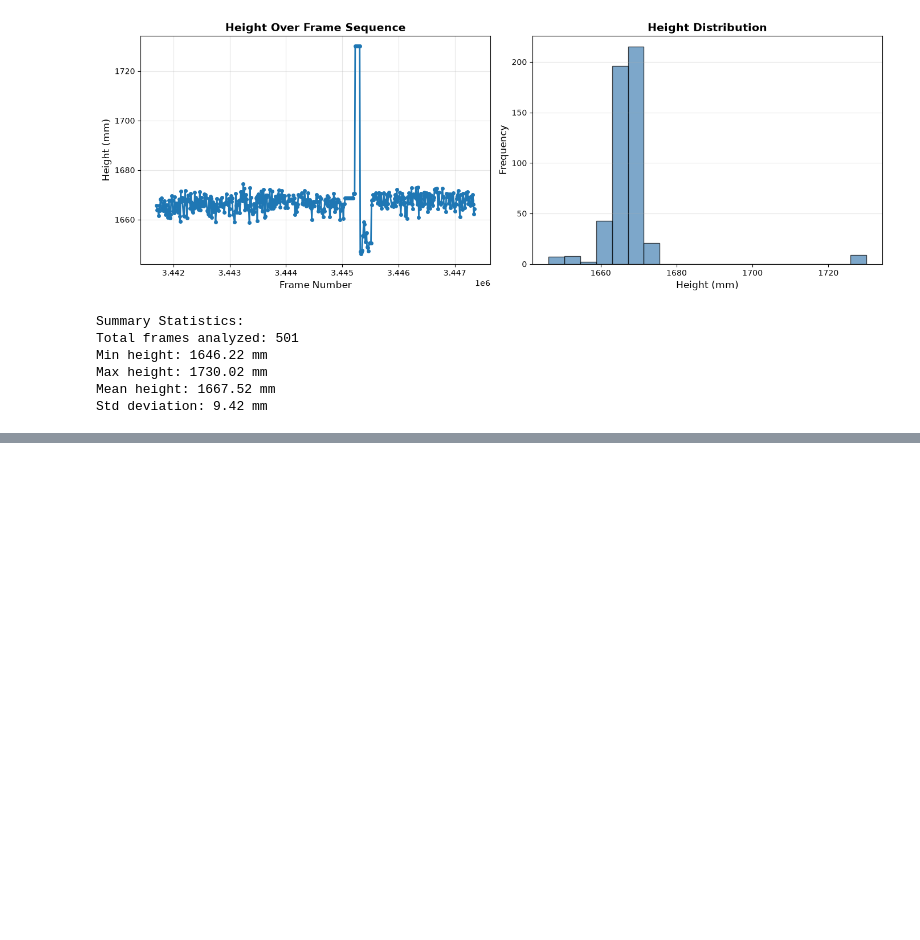
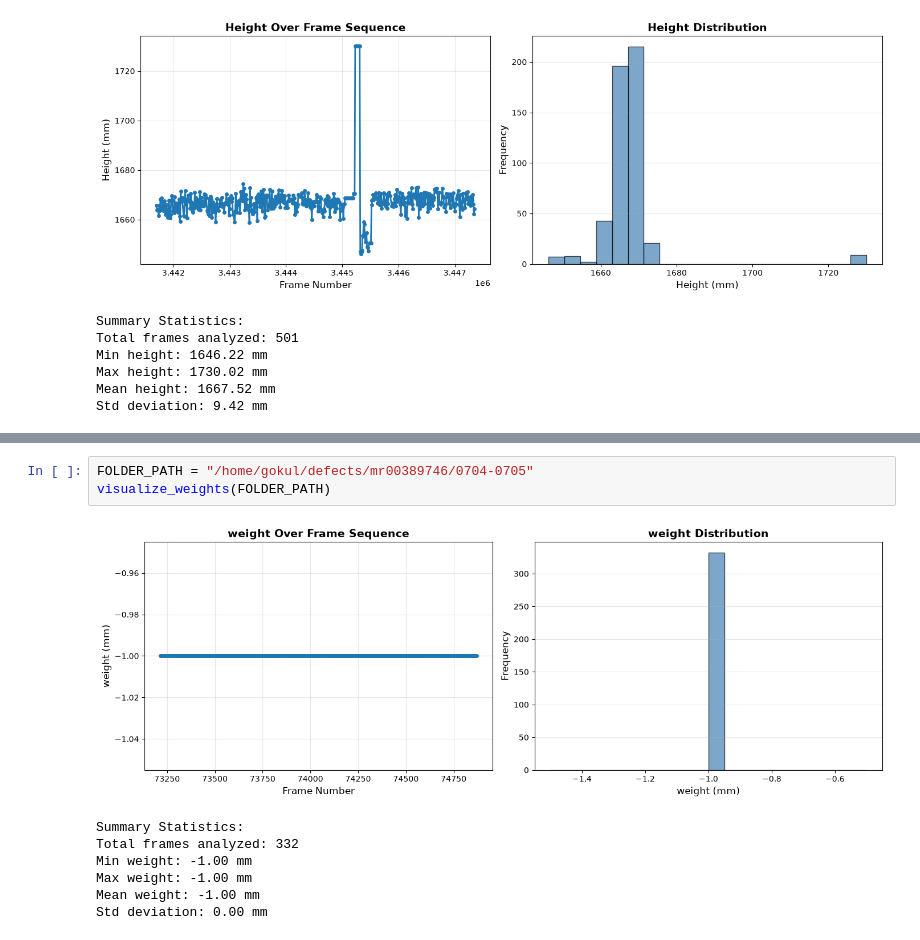
Before and after one commit to gokul-philips/utils, a Jupyter notebook: height_visualize.ipynb, the cells around one changed output, grey strips where cells are left out. Cells and saved outputs as stored; diff of their text form; blank space fills up the shorter version.

```diff
--- a/height_visualize.ipynb
+++ b/height_visualize.ipynb
@@ -103,0 +204,11 @@ Std deviation: 9.42 mm
+# %%
+FOLDER_PATH = "/home/gokul/defects/mr00389746/0704-0705"
+visualize_weights(FOLDER_PATH)
+# %% [output]
+[figure, added]
+Summary Statistics:
+Total frames analyzed: 332
+Min weight: -1.00 mm
+Max weight: -1.00 mm
+Mean weight: -1.00 mm
+Std deviation: 0.00 mm
```
Also changed, not shown: parts of 2 cells of this notebook.
